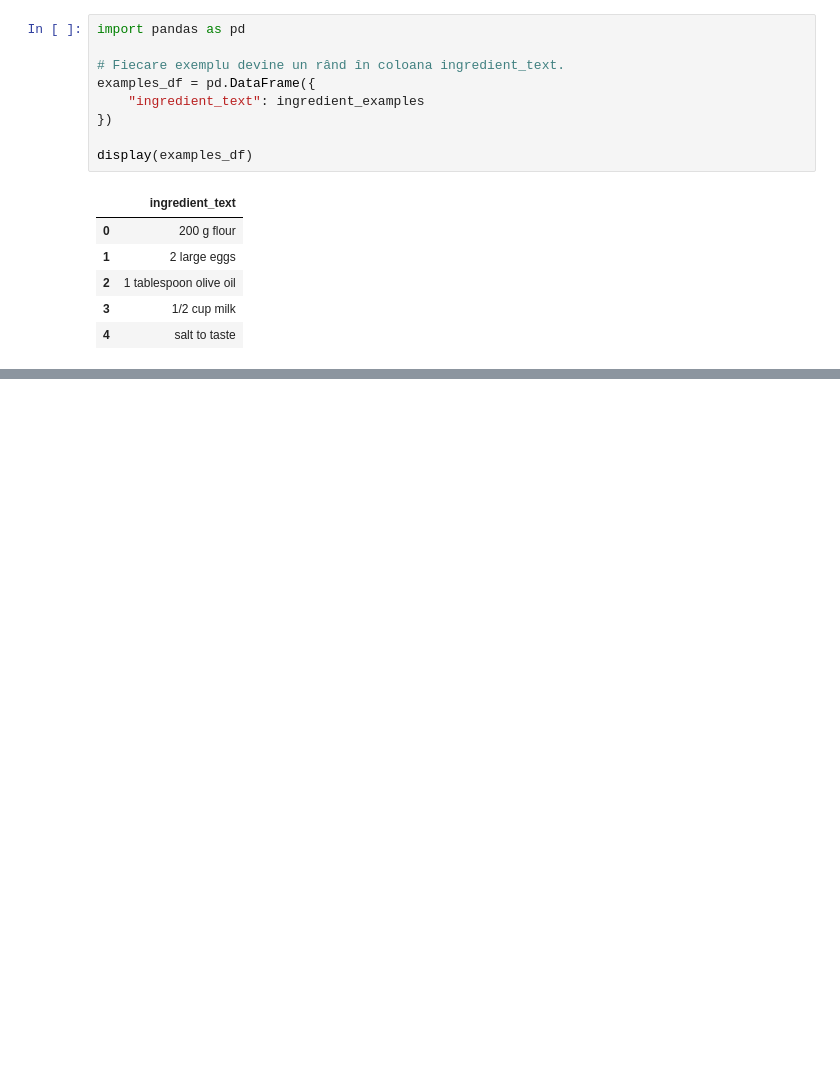
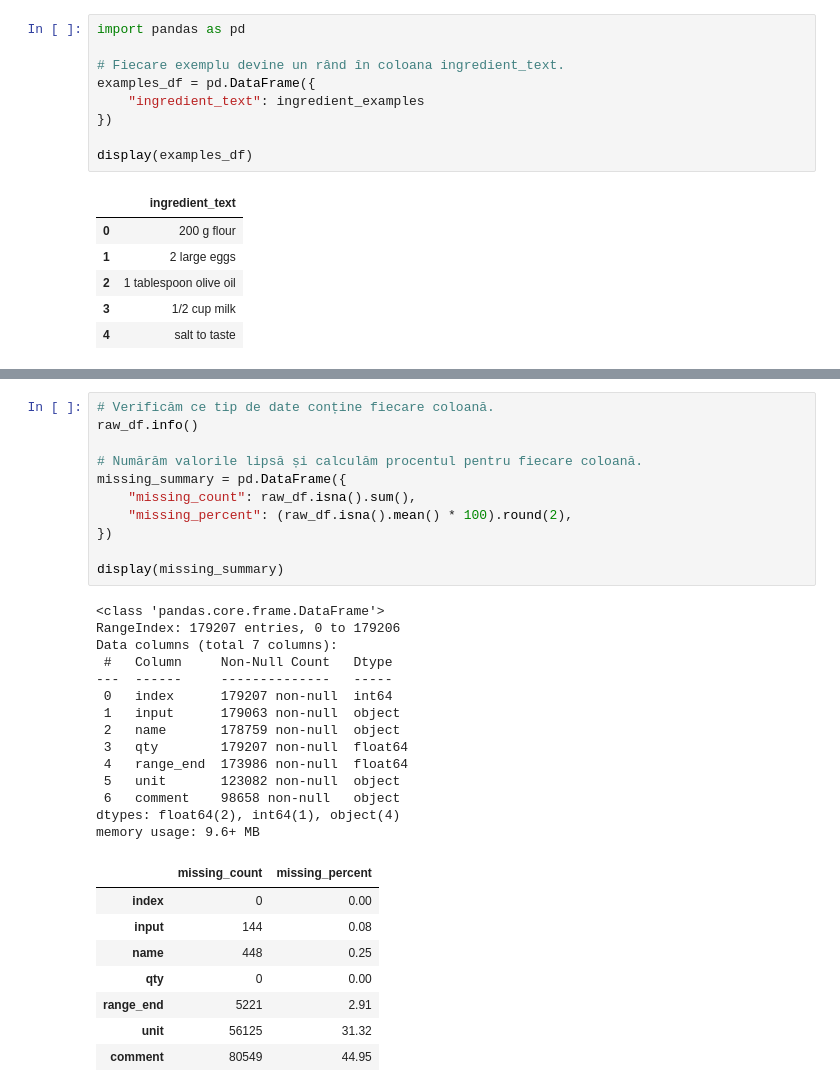
Before and after one commit to NiceShot07/Recipe-Ingredient-Extractor, a Jupyter notebook: notebooks/01_data_exploration.ipynb, the cells around one changed output, grey strips where cells are left out. Cells and saved outputs as stored; diff of their text form; blank space fills up the shorter version.

```diff
--- a/notebooks/01_data_exploration.ipynb
+++ b/notebooks/01_data_exploration.ipynb
@@ -73,0 +119,34 @@ display(examples_df)
+# %%
+# Verificăm ce tip de date conține fiecare coloană.
+raw_df.info()
+
+# Numărăm valorile lipsă și calculăm procentul pentru fiecare coloană.
+missing_summary = pd.DataFrame({
+    "missing_count": raw_df.isna().sum(),
+    "missing_percent": (raw_df.isna().mean() * 100).round(2),
+})
+
+display(missing_summary)
+# %% [output]
+<class 'pandas.core.frame.DataFrame'>
+RangeIndex: 179207 entries, 0 to 179206
+Data columns (total 7 columns):
+ #   Column     Non-Null Count   Dtype
+---  ------     --------------   -----
+ 0   index      179207 non-null  int64
+ 1   input      179063 non-null  object
+ 2   name       178759 non-null  object
+ 3   qty        179207 non-null  float64
+ 4   range_end  173986 non-null  float64
+ 5   unit       123082 non-null  object
+ 6   comment    98658 non-null   object
+dtypes: float64(2), int64(1), object(4)
+memory usage: 9.6+ MB
+|  | missing_count | missing_percent |
+| index | 0 | 0.00 |
+| input | 144 | 0.08 |
+| name | 448 | 0.25 |
+| qty | 0 | 0.00 |
+| range_end | 5221 | 2.91 |
+| unit | 56125 | 31.32 |
+| comment | 80549 | 44.95 |
```
Also changed, not shown: parts of 6 cells of this notebook.
